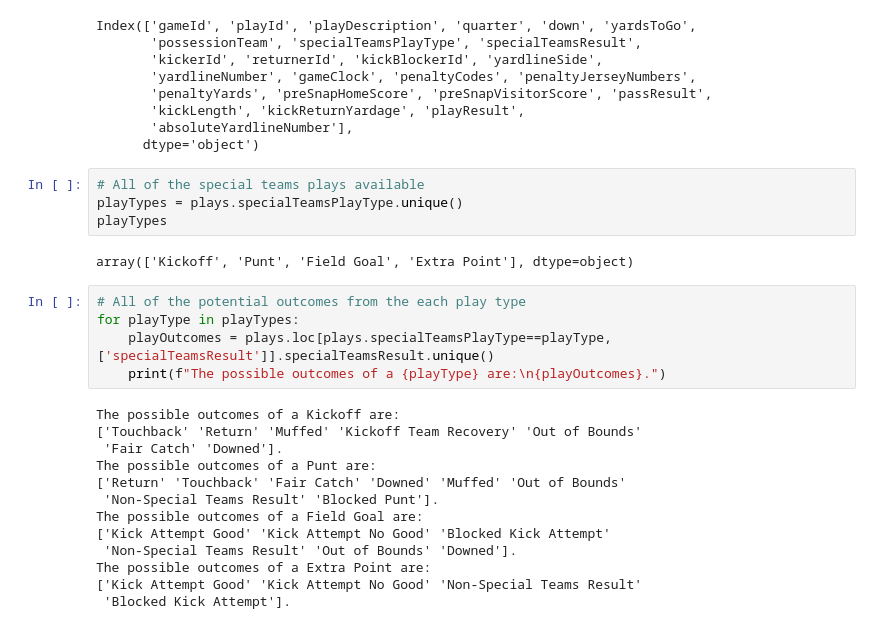
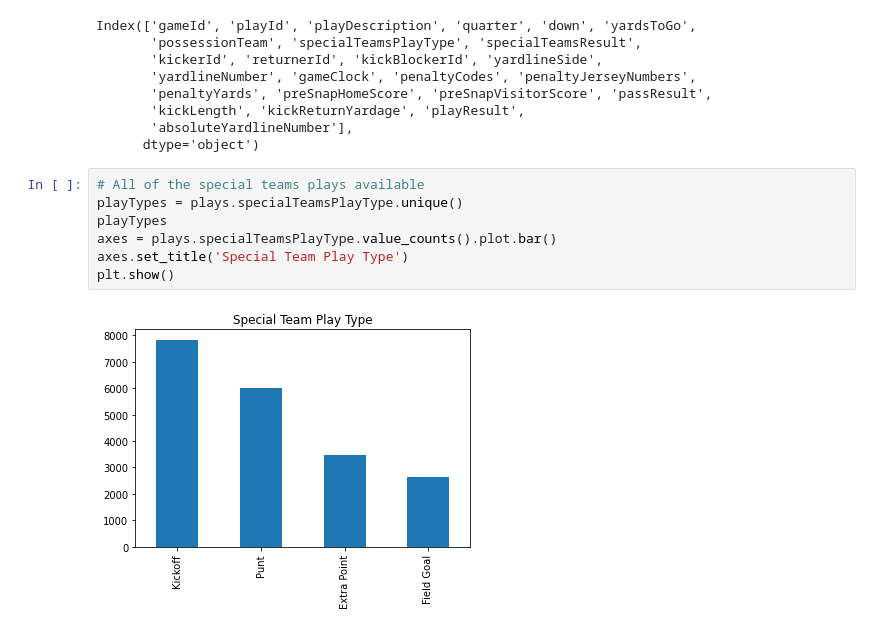
Before and after one commit to adunlop1234/BigDataBowl2022, a Jupyter notebook: Data_Exploration.ipynb, the cells around one changed output. Saved outputs shown, nothing was run; the diff lists cells and outputs as text.

Commit message:
Expored play.csv, games.csv, players.csv and started scouting data exploration.

```diff
--- a/Data_Exploration.ipynb
+++ b/Data_Exploration.ipynb
@@ -68,24 +70,9 @@ Index(['gameId', 'playId', 'playDescription', 'quarter', 'down', 'yardsToGo',
 # %%
 # All of the special teams plays available
 playTypes = plays.specialTeamsPlayType.unique()
 playTypes
+axes = plays.specialTeamsPlayType.value_counts().plot.bar()
+axes.set_title('Special Team Play Type')
+plt.show()
 # %% [output]
-array(['Kickoff', 'Punt', 'Field Goal', 'Extra Point'], dtype=object)
+[figure, added]
-# %%
-# All of the potential outcomes from the each play type
-for playType in playTypes:
-    playOutcomes = plays.loc[plays.specialTeamsPlayType==playType, ['specialTeamsResult']].specialTeamsResult.unique()
-    print(f"The possible outcomes of a {playType} are:\n{playOutcomes}.")
-# %% [output]
-The possible outcomes of a Kickoff are:
-['Touchback' 'Return' 'Muffed' 'Kickoff Team Recovery' 'Out of Bounds'
- 'Fair Catch' 'Downed'].
-The possible outcomes of a Punt are:
-['Return' 'Touchback' 'Fair Catch' 'Downed' 'Muffed' 'Out of Bounds'
- 'Non-Special Teams Result' 'Blocked Punt'].
-The possible outcomes of a Field Goal are:
-['Kick Attempt Good' 'Kick Attempt No Good' 'Blocked Kick Attempt'
- 'Non-Special Teams Result' 'Out of Bounds' 'Downed'].
-The possible outcomes of a Extra Point are:
-['Kick Attempt Good' 'Kick Attempt No Good' 'Non-Special Teams Result'
- 'Blocked Kick Attempt'].
```
Also changed, not shown: parts of 12 cells of this notebook.
